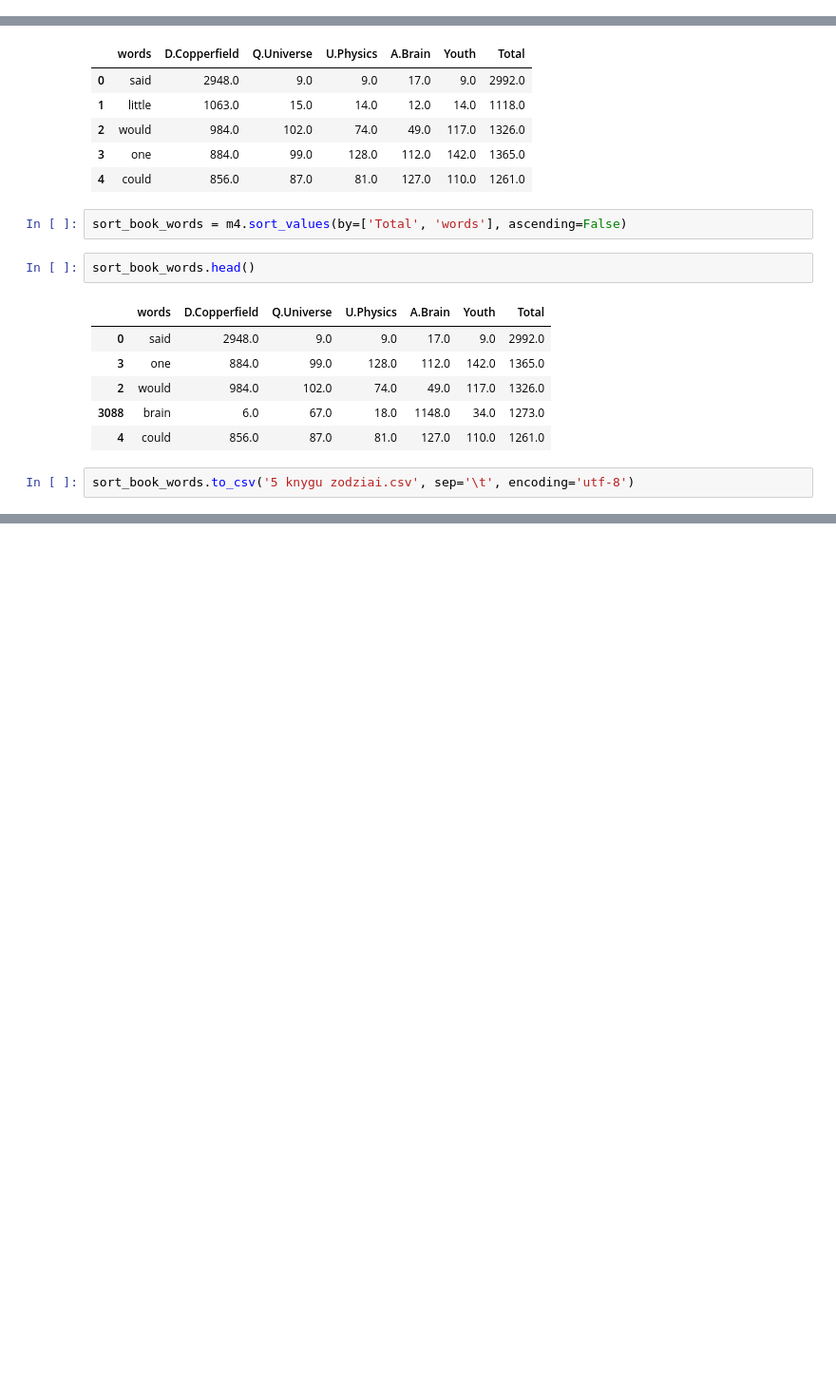
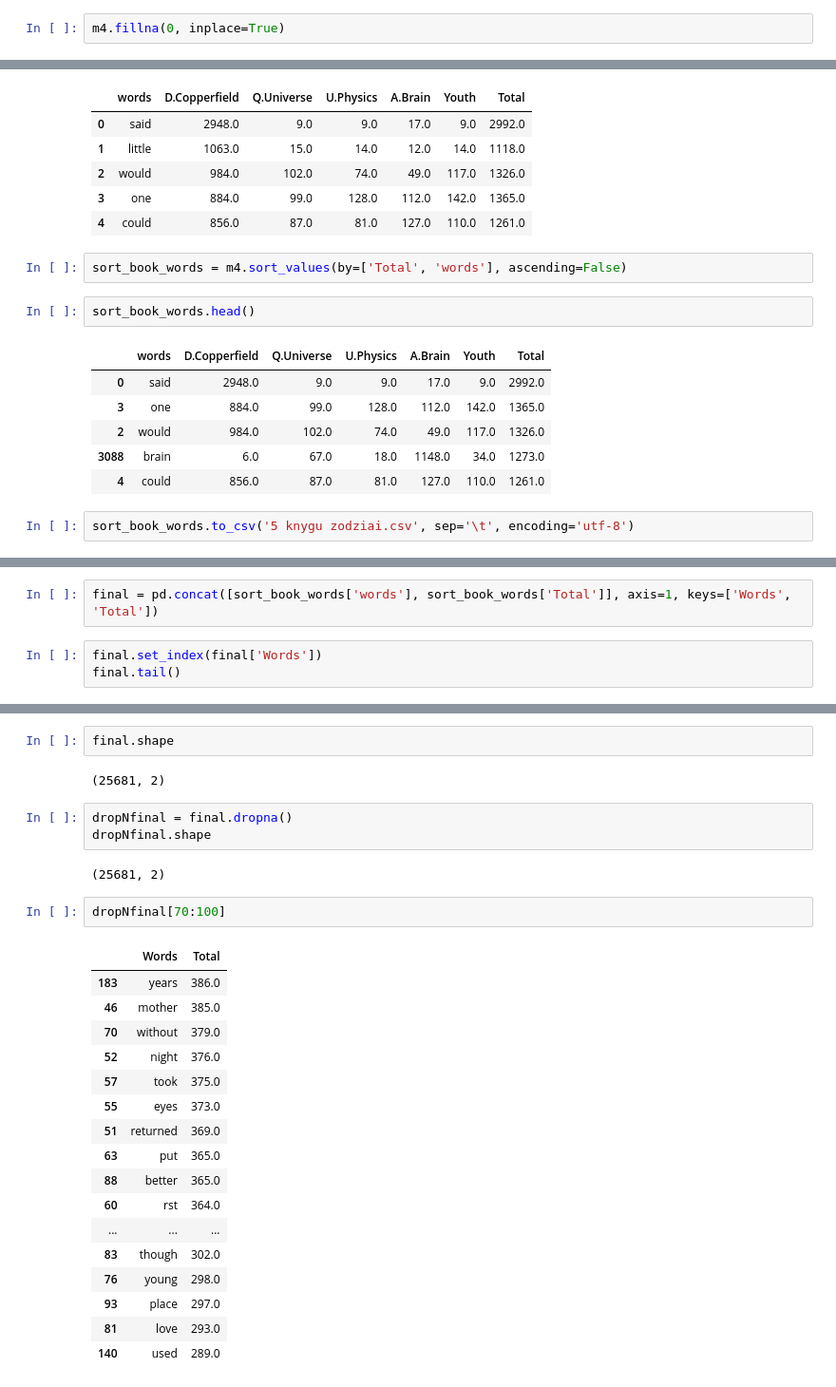
Before and after one commit to jjaabb/Book-words-counts, a Jupyter notebook: Merge book csv files.ipynb, the cells around one changed output, grey strips where cells are left out. Shown at 95% size. Saved outputs shown, nothing was run; the diff lists cells and outputs as text; blank space fills up the shorter version.

```diff
--- a/Merge book csv files.ipynb
+++ b/Merge book csv files.ipynb
@@ -118,6 +119,8 @@ m4.head()
 | 2 | would | 984.0 | 102.0 | 74.0 | 49.0 | 117.0 |
 | 3 | one | 884.0 | 99.0 | 128.0 | 112.0 | 142.0 |
 | 4 | could | 856.0 | 87.0 | 81.0 | 127.0 | 110.0 |
+# %%
+m4.fillna(0, inplace=True)
 # %%
 m4['Total'] = m4['D.Copperfield'] + m4['Q.Universe'] + m4['U.Physics'] + m4['A.Brain'] + m4['Youth']
 # %%
@@ -154,0 +148,5 @@ IndexError: invalid index to scalar variable.
+# %%
+final = pd.concat([sort_book_words['words'], sort_book_words['Total']], axis=1, keys=['Words', 'Total'])
+# %%
+final.set_index(final['Words'])
+final.tail()
@@ -154,0 +160,29 @@ IndexError: invalid index to scalar variable.
+# %%
+final.shape
+# %% [output]
+(25681, 2)
+# %%
+dropNfinal = final.dropna()
+dropNfinal.shape
+# %% [output]
+(25681, 2)
+# %%
+dropNfinal[70:100]
+# %% [output]
+|  | Words | Total |
+| 183 | years | 386.0 |
+| 46 | mother | 385.0 |
+| 70 | without | 379.0 |
+| 52 | night | 376.0 |
+| 57 | took | 375.0 |
+| 55 | eyes | 373.0 |
+| 51 | returned | 369.0 |
+| 63 | put | 365.0 |
+| 88 | better | 365.0 |
+| 60 | rst | 364.0 |
+| ... | ... | ... |
+| 83 | though | 302.0 |
+| 76 | young | 298.0 |
+| 93 | place | 297.0 |
+| 81 | love | 293.0 |
+| 140 | used | 289.0 |
```
Also changed, not shown: parts of 8 cells of this notebook, 1 other file.
